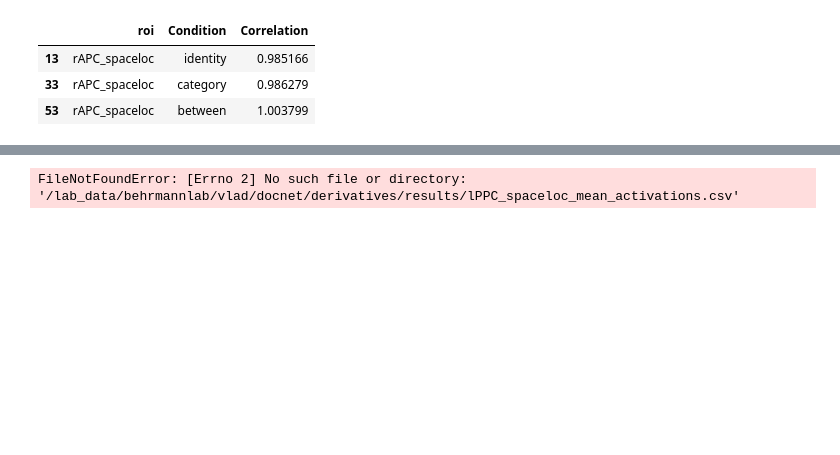
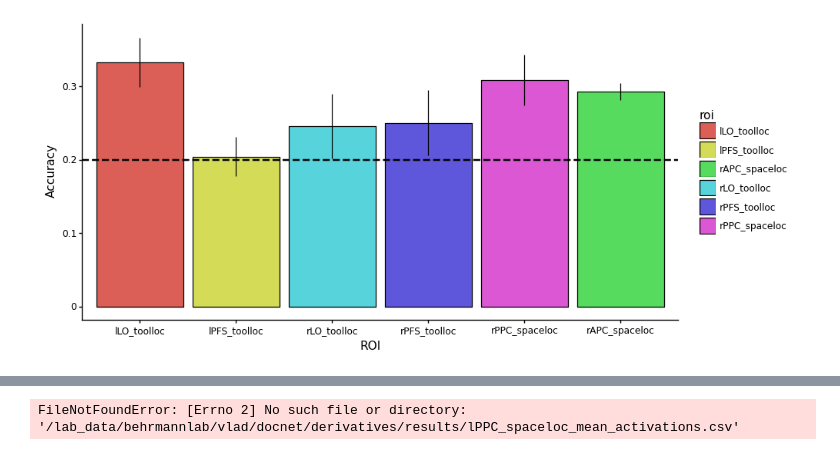
Before and after one commit to vayzenb/docnet, a Jupyter notebook: fmri/exp2_create_figures.ipynb, the cells around one changed output, grey strips where cells are left out. Cells and saved outputs as stored; diff of their text form; code cells hidden in the pictures; blank space fills up the shorter version.

Commit message:
generated lots of docnet results

```diff
--- a/fmri/exp2_create_figures.ipynb
+++ b/fmri/exp2_create_figures.ipynb
@@ -42,10 +42,0 @@ def plot_bar(df, ylabel):
-# %%
-df = pd.read_csv(f'{study_dir}/derivatives/results/catmvpa/mvpa_summary_split.csv')
-df_cat = df[df['roi'] == 'rAPC_spaceloc']
-# %%
-summary_df
-# %% [output]
-|  | roi | Condition | Correlation |
-| 13 | rAPC_spaceloc | identity | 0.985166 |
-| 33 | rAPC_spaceloc | category | 0.986279 |
-| 53 | rAPC_spaceloc | between | 1.003799 |
@@ -59,0 +43,38 @@ rr= 'APC_spaceloc'
+# %%
+def plot_decoding(df, ylabel):
+
+    y_min = np.min(df[ylabel])
+    y_max = np.max(df[ylabel]) +2
+
+    plot = ggplot(df, aes(x='roi', y=ylabel, color = 'roi', fill = 'roi')) + geom_col(color="black", position =position_dodge(width =1)) + \
+    geom_linerange(aes(x='roi',  ymax = f'{ylabel} + se', ymin = f'{ylabel} - se'), color = 'black', position = position_dodge(width =1))  + \
+           scale_x_discrete(limits= rois) + geom_hline(yintercept = .2, size=1,linetype="dashed") + \
+           theme_classic() + xlab('ROI') + ylab(ylabel) + theme(text = element_text(color ='black'),
+                                                                          axis_line=element_line(),
+                                                                          panel_border=element_blank(),
+                                                                          figure_size = (10, 5),subplots_adjust={'wspace': 0.15},strip_background = element_blank())
+    print(plot)
+    plot.save(f'{fig_dir}/decoding_bar.png', width=10, height=5, dpi = 300)
+# %%
+"""
+decoding accuracy
+individual ROIs
+"""
+#rois = ['rPPC_spaceloc', 'rAPC_spaceloc','rPPC_depthloc', 'rAPC_depthloc', 'rPPC_toolloc', 'rAPC_toolloc', 'rPPC_distloc', 'rAPC_distloc' ]
+rois = ['lLO_toolloc', 'lPFS_toolloc', 'rLO_toolloc', 'rPFS_toolloc','rPPC_spaceloc', 'rAPC_spaceloc']
+
+df = pd.read_csv(f'/home/vayzenbe/GitHub_Repos/docnet/modelling/decoding_summary_single_roi.csv')
+df = df[rois]
+df_mean = df.mean(axis = 0)
+df_se = df.sem(axis = 0)
+df_summary = pd.DataFrame(columns = ['roi', 'mean', 'se'])
+df_summary['Accuracy'] = df_mean
+df_summary['roi'] = df_mean.index
+df_summary['se'] = df_se
+
+summary_df['roi'] = pd.Categorical(summary_df['roi'], categories = rois)
+#final_df = df_summary[df_summary['roi'] ==
+#df_mean = pd.melt(df,id_vars='roi', var_name = 'Condition', value_name = 'Correlation')
+plot_decoding(df_summary, 'Accuracy')
+# %% [output]
+[figure, added]
```
Also changed, not shown: parts of 14 cells of this notebook, 26 other files.
